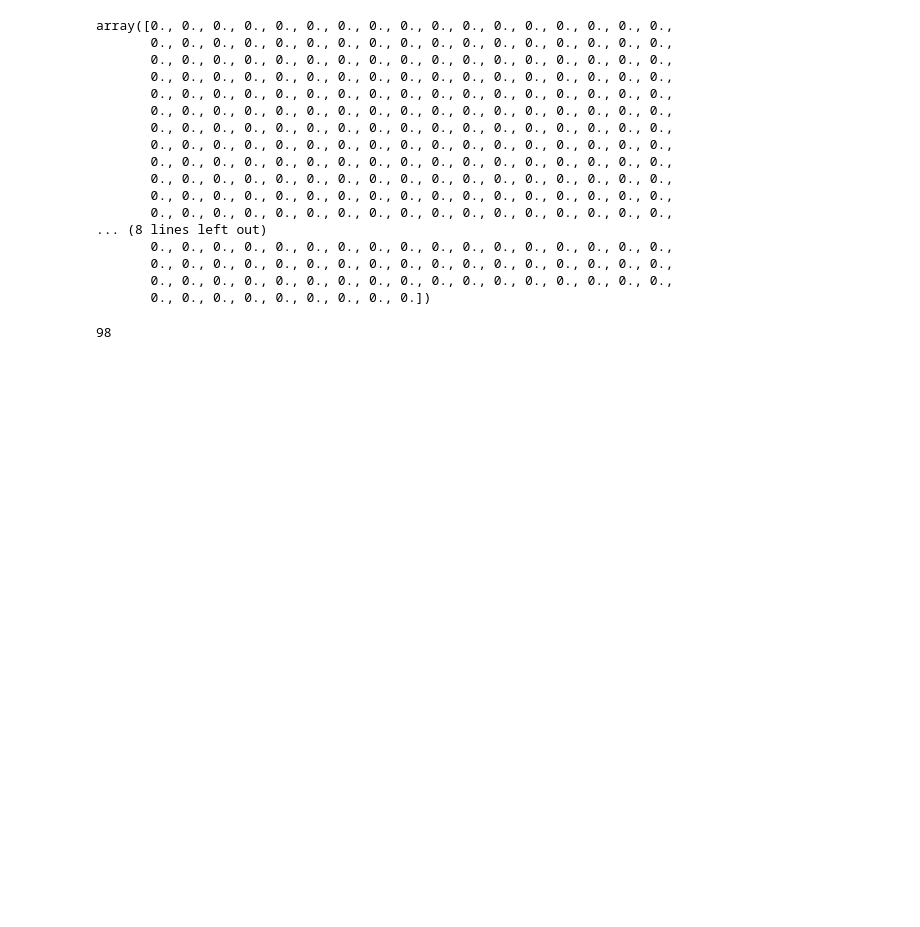
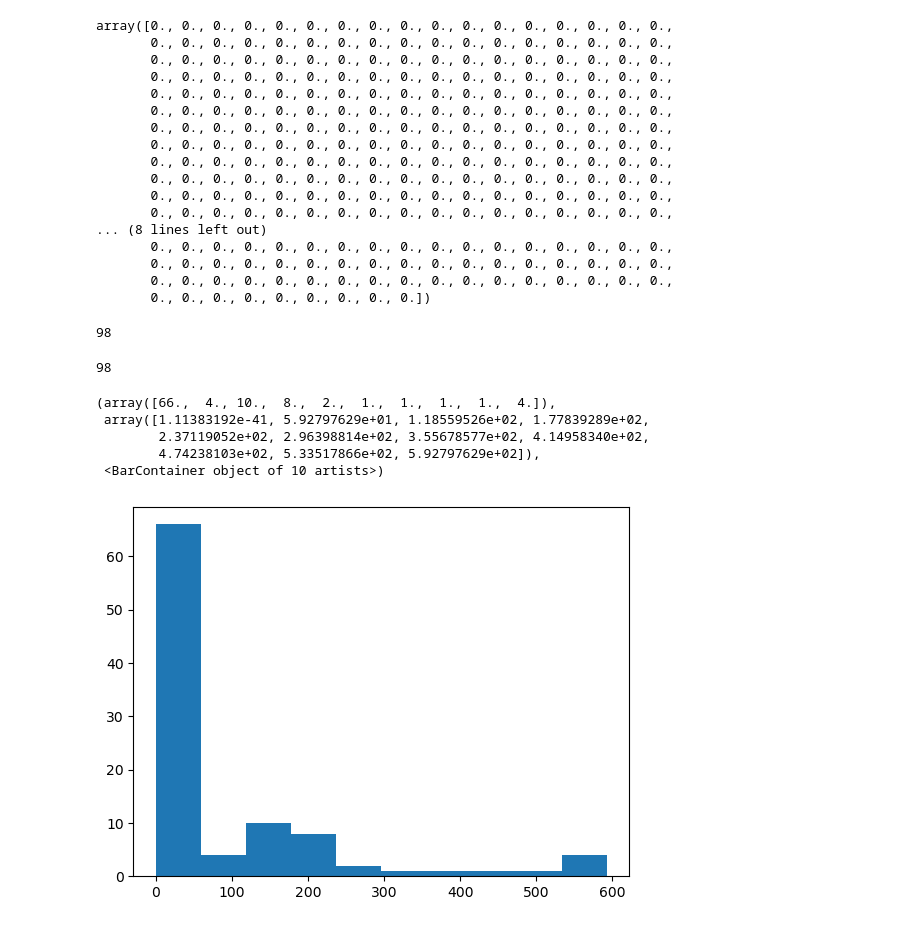
Before and after one commit to choderalab/enhanced-sampling-tmem175, a Jupyter notebook: notebooks/analysis-metadynamics.ipynb, the cells around one changed output. Cells and saved outputs as stored; diff of their text form; code cells hidden in the pictures; blank space fills up the shorter version.

Commit message:
analyze initial metadynamics results

```diff
--- a/notebooks/analysis-metadynamics.ipynb
+++ b/notebooks/analysis-metadynamics.ipynb
@@ -47,3 +48,20 @@ array = np.load("/Users/alexpayne/Scientific_Projects/local_test/enhanced_sampli
 len(array)
 # %% [output]
 98
+# %%
+array = np.load("/Users/alexpayne/Scientific_Projects/local_test/enhanced_sampling/metadynamics_rmsd/bias_351328533_2912529.npy")
+# %%
+len(array)
+# %% [output]
+98
+# %%
+array.sort()
+# %%
+plt.hist(array)
+# %% [output]
+(array([66.,  4., 10.,  8.,  2.,  1.,  1.,  1.,  1.,  4.]),
+ array([1.11383192e-41, 5.92797629e+01, 1.18559526e+02, 1.77839289e+02,
+        2.37119052e+02, 2.96398814e+02, 3.55678577e+02, 4.14958340e+02,
+        4.74238103e+02, 5.33517866e+02, 5.92797629e+02]),
+ <BarContainer object of 10 artists>)
+[figure, added]
```
Also changed, not shown: parts of 30 cells of this notebook.
